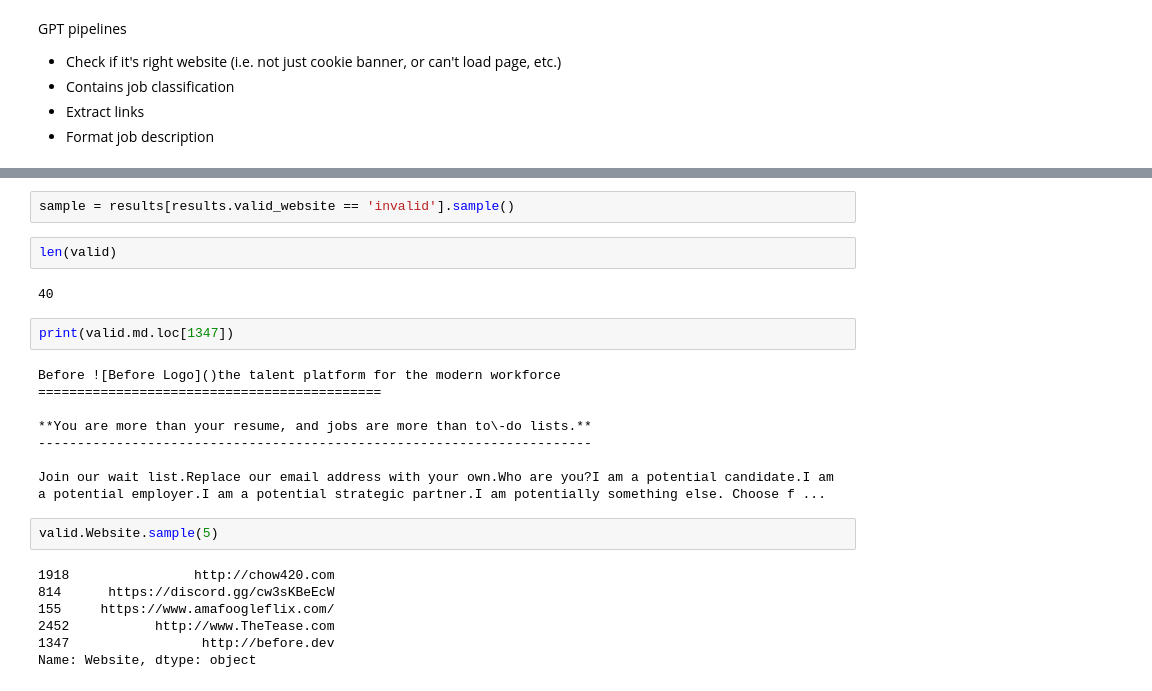
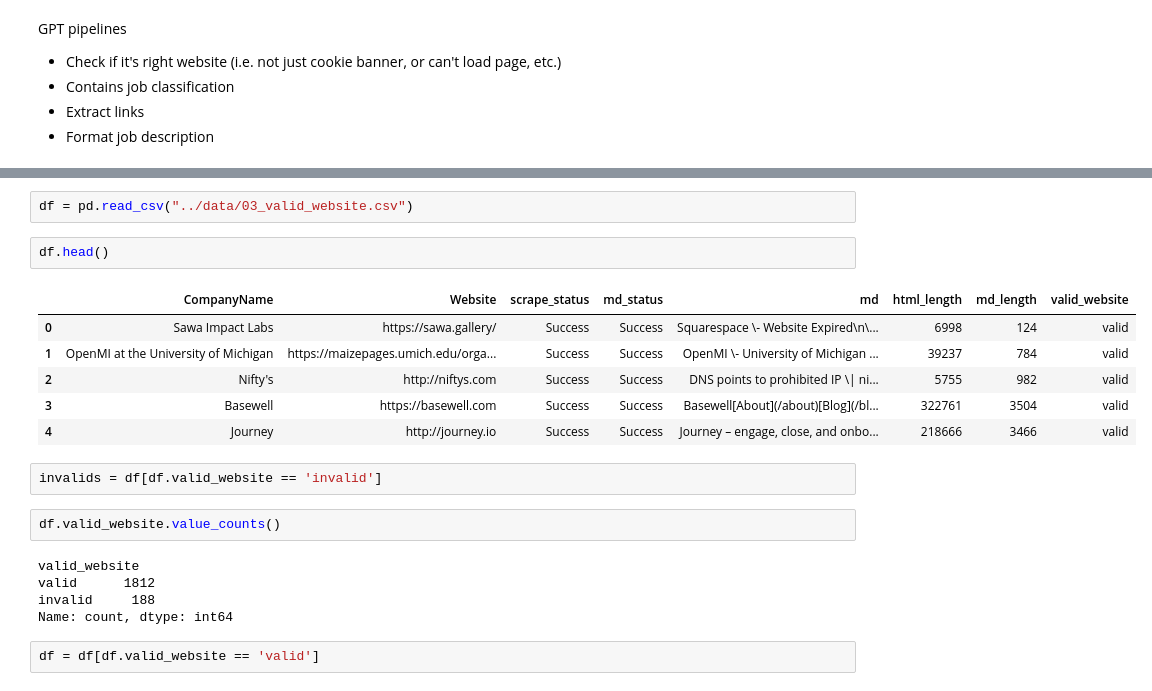
Before and after one commit to kk1694/usergems-test, a Jupyter notebook: nbs/_scratchpad.ipynb, the cells around one changed output, grey strips where cells are left out. Cells and saved outputs as stored; diff of their text form.

Commit message:
add valid/invalid website classification

```diff
--- a/nbs/_scratchpad.ipynb
+++ b/nbs/_scratchpad.ipynb
@@ -431,25 +335,22 @@ Name: count, dtype: int64
-# %%
-sample = results[results.valid_website == 'invalid'].sample()
-# %%
-len(valid)
-# %% [output]
-40
-# %%
-print(valid.md.loc[1347])
-# %% [output]
-Before ![Before Logo]()the talent platform for the modern workforce
-============================================
-
-**You are more than your resume, and jobs are more than to\-do lists.**
------------------------------------------------------------------------
-
-Join our wait list.Replace our email address with your own.Who are you?I am a potential candidate.I am a potential employer.I am a potential strategic partner.I am potentially something else. Choose f ...
-# %%
-valid.Website.sample(5)
-# %% [output]
-1918                http://chow420.com
-814      https://discord.gg/cw3sKBeEcW
-155     https://www.amafoogleflix.com/
-2452           http://www.TheTease.com
-1347                 http://before.dev
-Name: Website, dtype: object
+# %%
+df = pd.read_csv("../data/03_valid_website.csv")
+# %%
+df.head()
+# %% [output]
+|  | CompanyName | Website | scrape_status | md_status | md | html_length | md_length | valid_website |
+| 0 | Sawa Impact Labs | https://sawa.gallery/ | Success | Success | Squarespace \- Website Expired\n\... | 6998 | 124 | valid |
+| 1 | OpenMI at the University of Michigan | https://maizepages.umich.edu/orga... | Success | Success | OpenMI \- University of Michigan ... | 39237 | 784 | valid |
+| 2 | Nifty's | http://niftys.com | Success | Success | DNS points to prohibited IP \| ni... | 5755 | 982 | valid |
+| 3 | Basewell | https://basewell.com | Success | Success | Basewell[About](/about)[Blog](/bl... | 322761 | 3504 | valid |
+| 4 | Journey | http://journey.io | Success | Success | Journey – engage, close, and onbo... | 218666 | 3466 | valid |
+# %%
+invalids = df[df.valid_website == 'invalid']
+# %%
+df.valid_website.value_counts()
+# %% [output]
+valid_website
+valid      1812
+invalid     188
+Name: count, dtype: int64
+# %%
+df = df[df.valid_website == 'valid']
```
Also changed, not shown: parts of 25 cells of this notebook, 6 other files.
